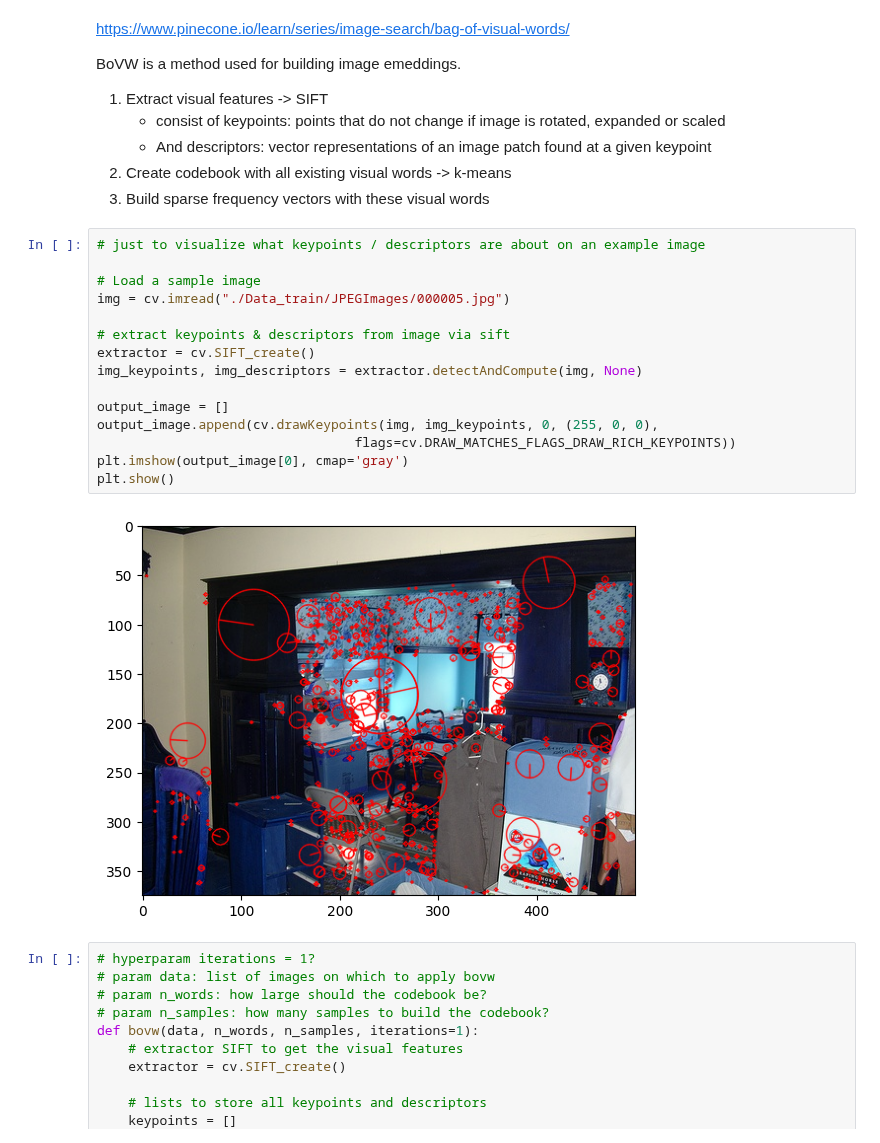
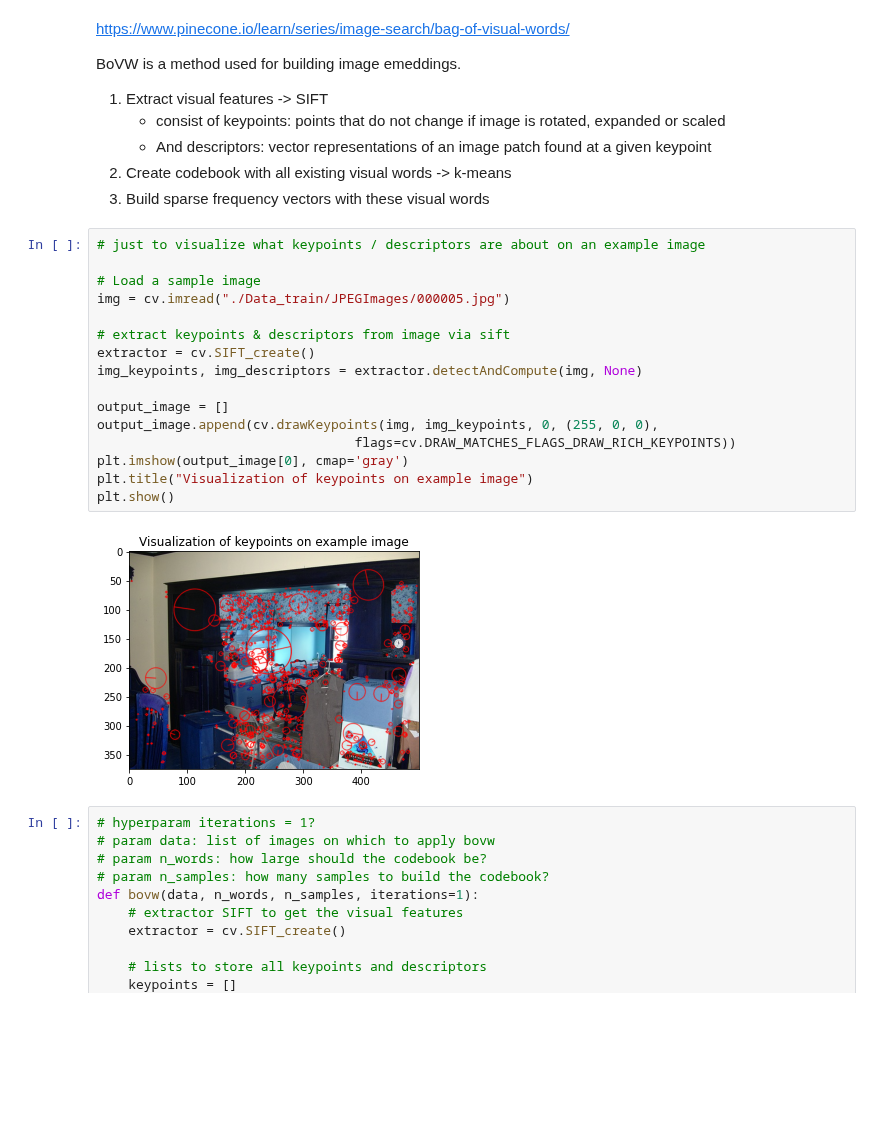
Before and after one commit to Revanchist317/ATiML-Project, a Jupyter notebook: PASCAL_constrained_clustering.ipynb, the cells around one changed output. Saved outputs shown, nothing was run; the diff lists cells and outputs as text; blank space fills up the shorter version.

```diff
--- a/PASCAL_constrained_clustering.ipynb
+++ b/PASCAL_constrained_clustering.ipynb
@@ -310,20 +310,21 @@ BoVW is a method used for building image emeddings.
 # %%
 # just to visualize what keypoints / descriptors are about on an example image
 
 # Load a sample image
 img = cv.imread("./Data_train/JPEGImages/000005.jpg")
 
 # extract keypoints & descriptors from image via sift
 extractor = cv.SIFT_create()
 img_keypoints, img_descriptors = extractor.detectAndCompute(img, None)
 
 output_image = []
 output_image.append(cv.drawKeypoints(img, img_keypoints, 0, (255, 0, 0),
                                  flags=cv.DRAW_MATCHES_FLAGS_DRAW_RICH_KEYPOINTS))
 plt.imshow(output_image[0], cmap='gray')
+plt.title("Visualization of keypoints on example image")
 plt.show()
 # %% [output]
-[figure, old version]
+[figure, new version]
 # %%
 # hyperparam iterations = 1?
 # param data: list of images on which to apply bovw
```
Also changed, not shown: parts of 31 cells of this notebook.
